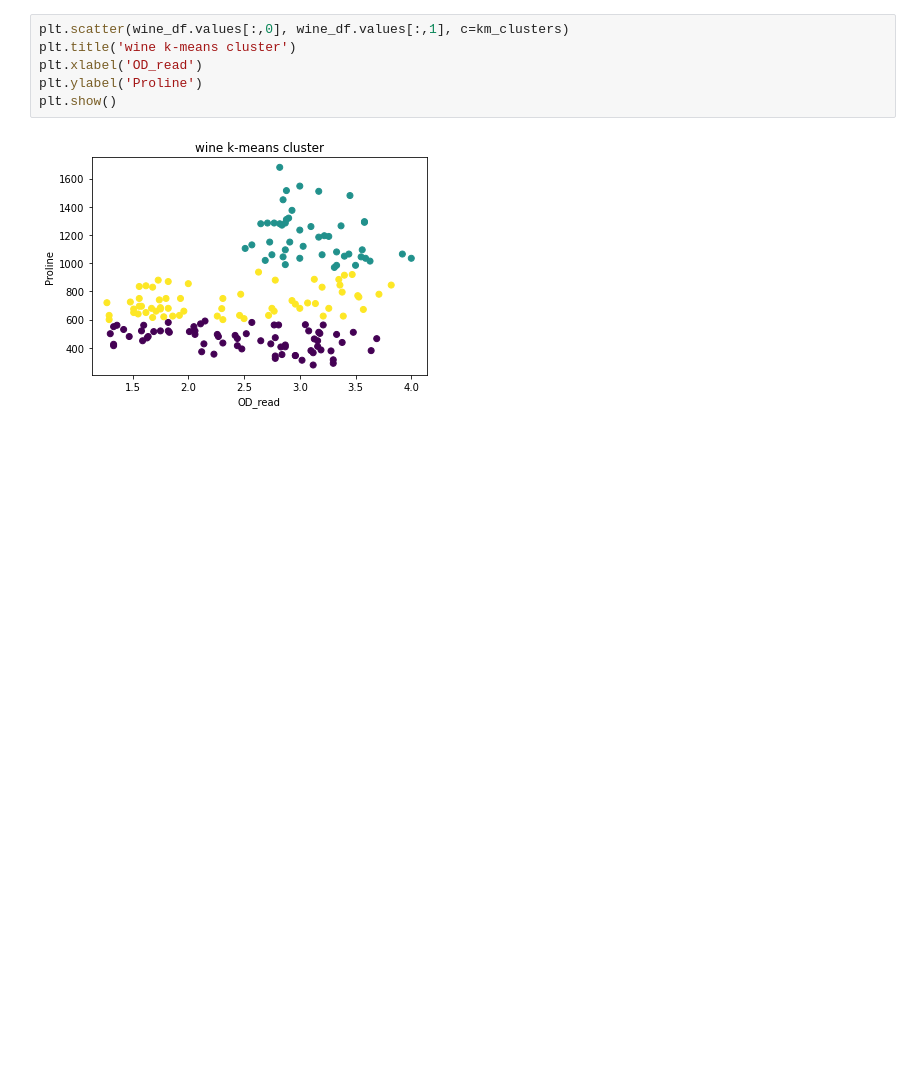
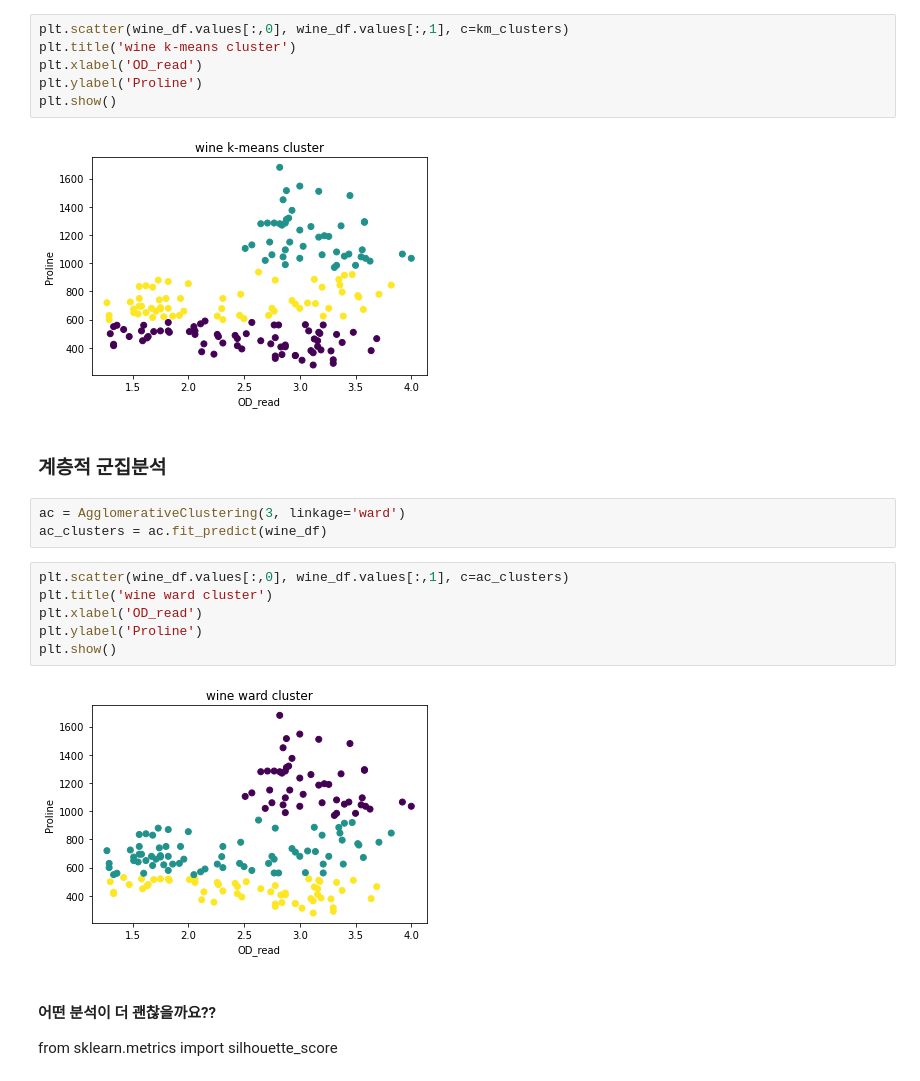
Before and after one commit to tedha012/machine-learning, a Jupyter notebook: 계층적군집분석 wine.ipynb, the cells around one changed output. Saved outputs shown, nothing was run; the diff lists cells and outputs as text; blank space fills up the shorter version.

```diff
--- a/계층적군집분석 wine.ipynb
+++ b/계층적군집분석 wine.ipynb
@@ -57,3 +57,19 @@ plt.ylabel('Proline')
 plt.show()
 # %% [output]
 [figure]
+# %% [markdown]
+### 계층적 군집분석
+# %%
+ac = AgglomerativeClustering(3, linkage='ward')
+ac_clusters = ac.fit_predict(wine_df)
+# %%
+plt.scatter(wine_df.values[:,0], wine_df.values[:,1], c=ac_clusters)
+plt.title('wine ward cluster')
+plt.xlabel('OD_read')
+plt.ylabel('Proline')
+plt.show()
+# %% [output]
+[figure, added]
+# %% [markdown]
+#### 어떤 분석이 더 괜찮을까요??
+from sklearn.metrics import silhouette_score
```
Also changed, not shown: parts of 5 cells of this notebook, 8 other files.
